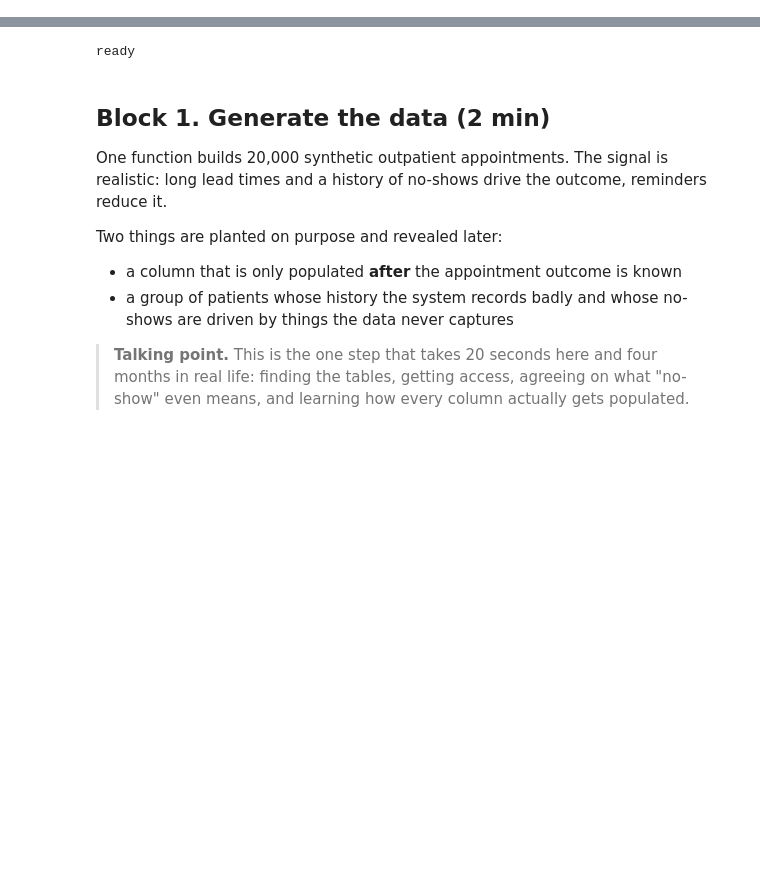
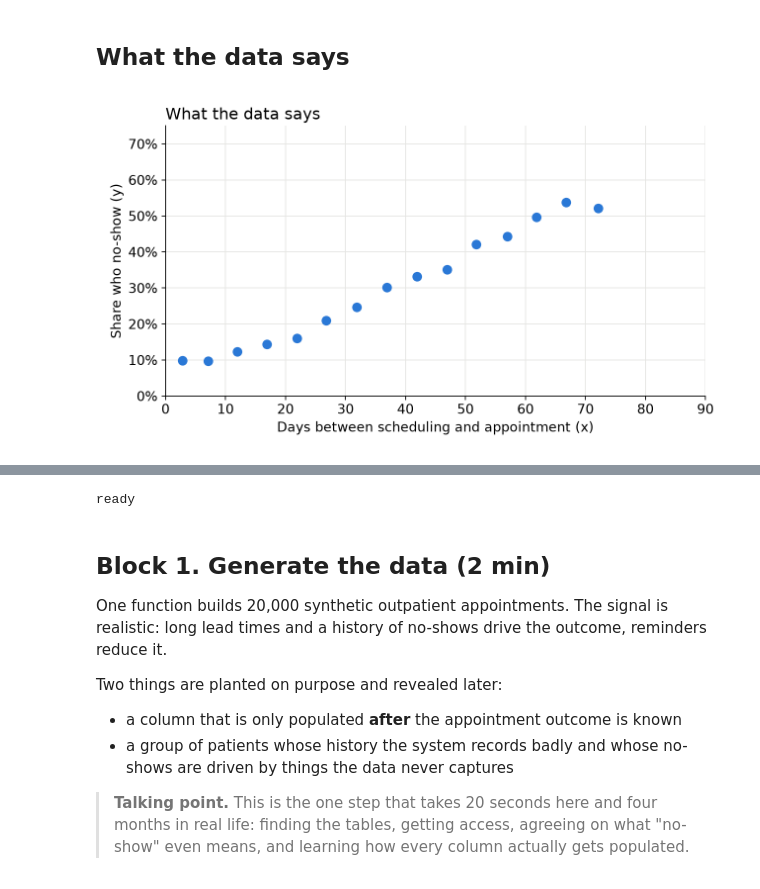
Before and after one commit to andyogah/no-show-ml-demo, a Jupyter notebook: notebooks/backup/no_show_classic_ml_prerun.ipynb, the cells around one changed output, grey strips where cells are left out. Drawn from its saved outputs; the diff is of its cells as text; code cells hidden in the pictures; blank space fills up the shorter version.

```diff
--- a/notebooks/backup/no_show_classic_ml_prerun.ipynb
+++ b/notebooks/backup/no_show_classic_ml_prerun.ipynb
@@ -0,0 +32,6 @@
+# %% [markdown]
+## What the data says
+# %%
+Image(filename="../docs/figures/01-line.png", width=900)
+# %% [output]
+[figure, added]
```
Also changed, not shown: parts of 17 cells of this notebook, 10 other files.
